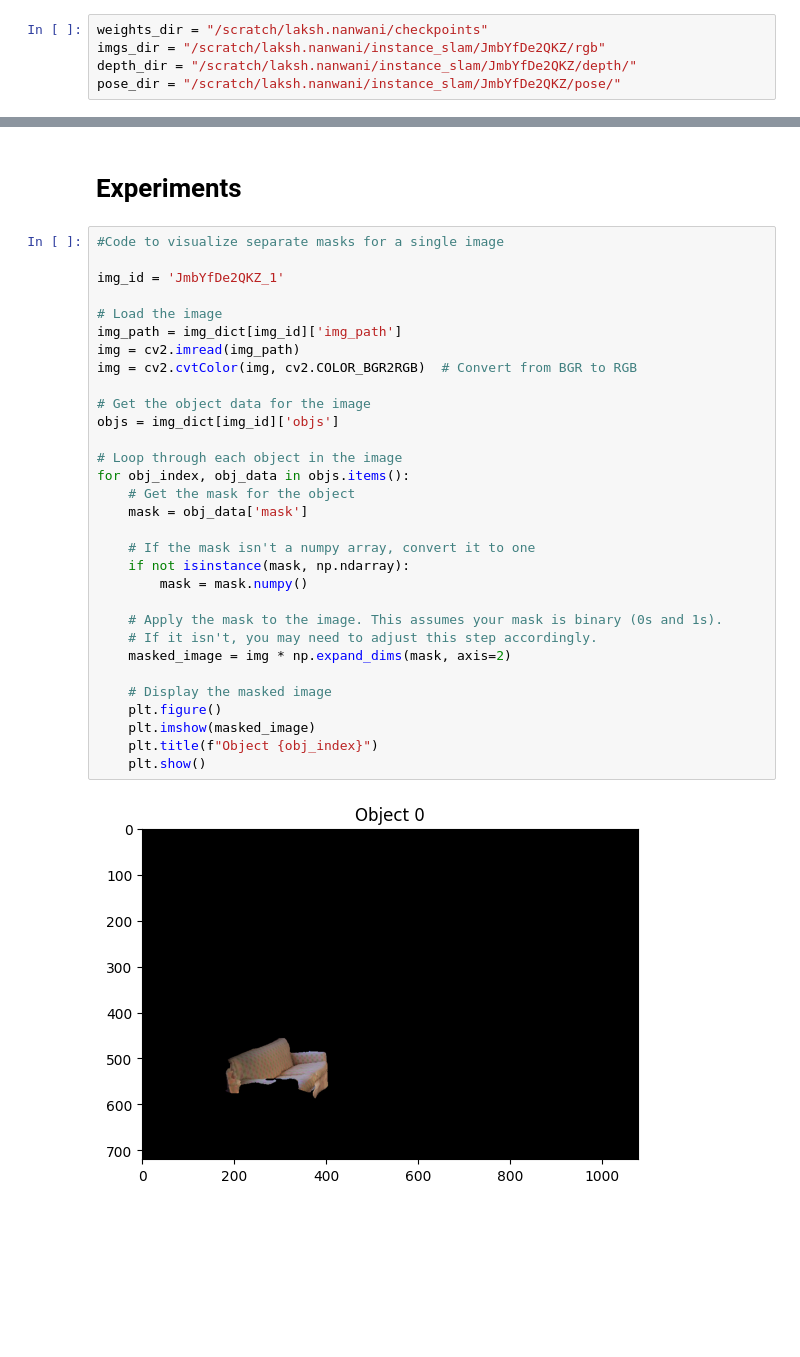
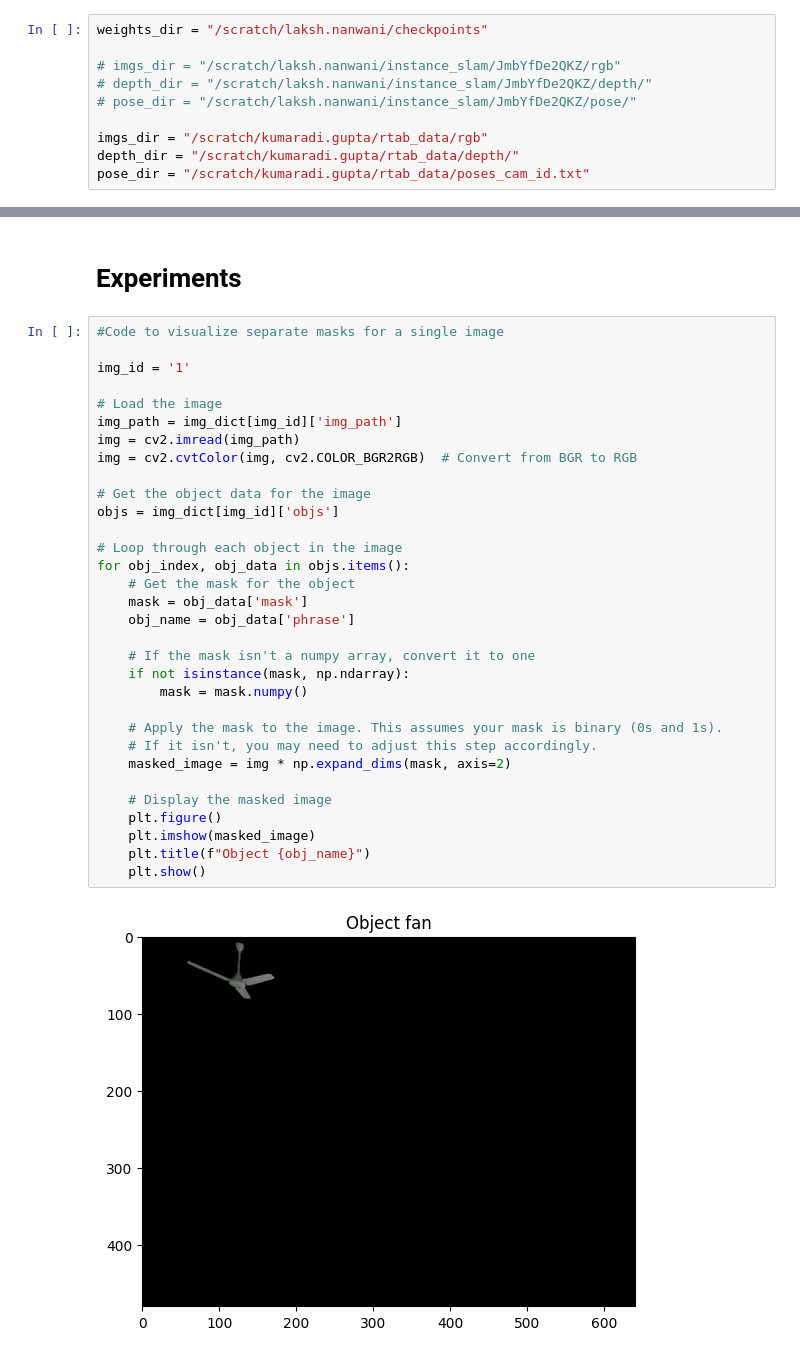
Before and after one commit to Smart-Wheelchair-RRC/instance-map, a Jupyter notebook: Instance_Map.ipynb, the cells around one changed output, grey strips where cells are left out. Drawn from its saved outputs; the diff is of its cells as text; blank space fills up the shorter version.

```diff
--- a/Instance_Map.ipynb
+++ b/Instance_Map.ipynb
@@ -63,6 +63,11 @@ print(device)
 cuda:0
 # %%
 weights_dir = "/scratch/laksh.nanwani/checkpoints"
-imgs_dir = "/scratch/laksh.nanwani/instance_slam/JmbYfDe2QKZ/rgb"
-depth_dir = "/scratch/laksh.nanwani/instance_slam/JmbYfDe2QKZ/depth/"
-pose_dir = "/scratch/laksh.nanwani/instance_slam/JmbYfDe2QKZ/pose/"
+
+# imgs_dir = "/scratch/laksh.nanwani/instance_slam/JmbYfDe2QKZ/rgb"
+# depth_dir = "/scratch/laksh.nanwani/instance_slam/JmbYfDe2QKZ/depth/"
+# pose_dir = "/scratch/laksh.nanwani/instance_slam/JmbYfDe2QKZ/pose/"
+
+imgs_dir = "/scratch/kumaradi.gupta/rtab_data/rgb"
+depth_dir = "/scratch/kumaradi.gupta/rtab_data/depth/"
+pose_dir = "/scratch/kumaradi.gupta/rtab_data/poses_cam_id.txt"
@@ -385,33 +420,34 @@ del img_dict
 # %%
 #Code to visualize separate masks for a single image
 
-img_id = 'JmbYfDe2QKZ_1'
+img_id = '1'
 
 # Load the image
 img_path = img_dict[img_id]['img_path']
 img = cv2.imread(img_path)
 img = cv2.cvtColor(img, cv2.COLOR_BGR2RGB)  # Convert from BGR to RGB
 
 # Get the object data for the image
 objs = img_dict[img_id]['objs']
 
 # Loop through each object in the image
 for obj_index, obj_data in objs.items():
     # Get the mask for the object
     mask = obj_data['mask']
+    obj_name = obj_data['phrase']
 
     # If the mask isn't a numpy array, convert it to one
     if not isinstance(mask, np.ndarray):
         mask = mask.numpy()
 
     # Apply the mask to the image. This assumes your mask is binary (0s and 1s).
     # If it isn't, you may need to adjust this step accordingly.
     masked_image = img * np.expand_dims(mask, axis=2)
 
     # Display the masked image
     plt.figure()
     plt.imshow(masked_image)
-    plt.title(f"Object {obj_index}")
+    plt.title(f"Object {obj_name}")
     plt.show()
 # %% [output]
-[figure, old version]
+[figure, new version]
```
Also changed, not shown: parts of 9 cells of this notebook, 3 other files.
